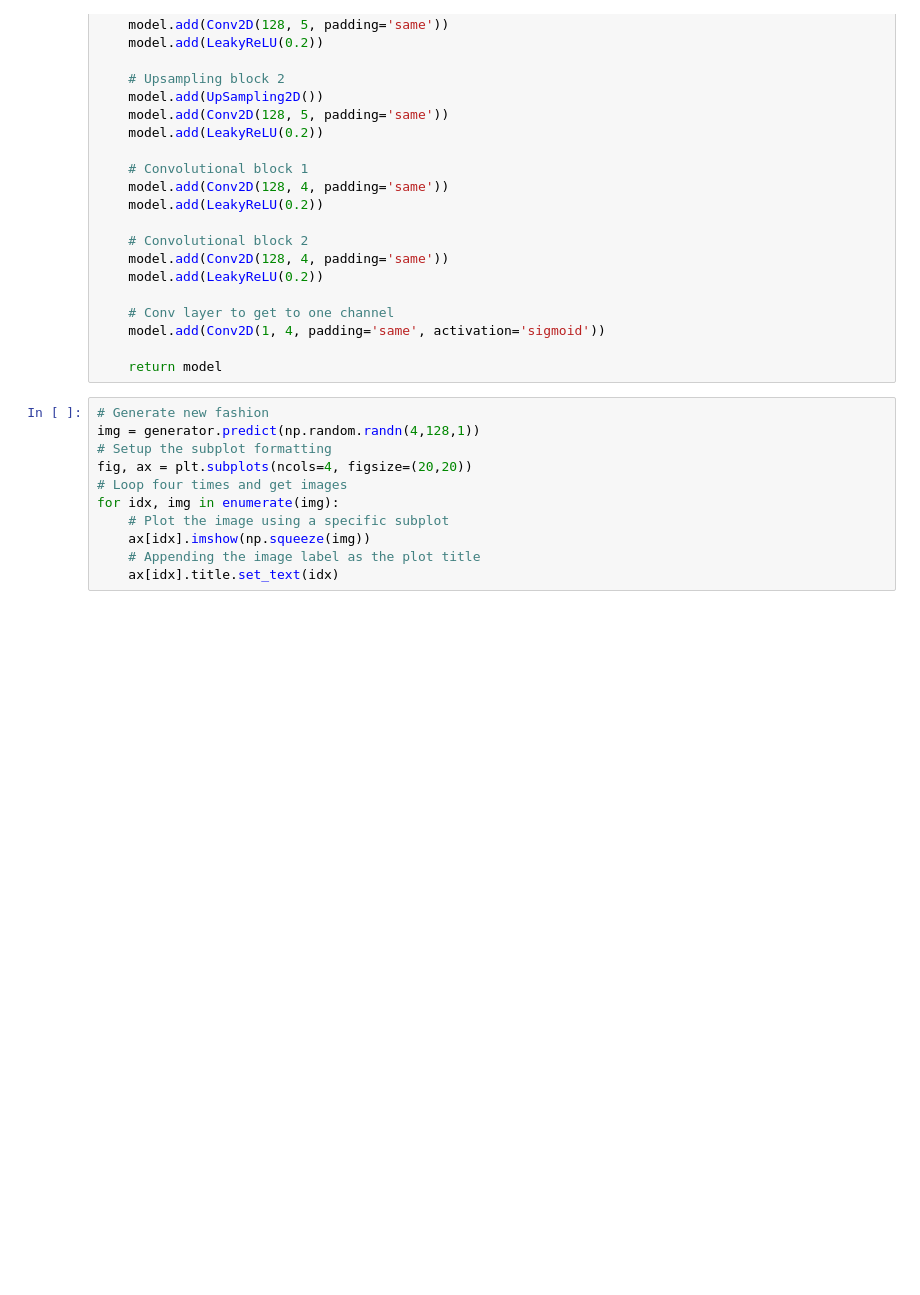
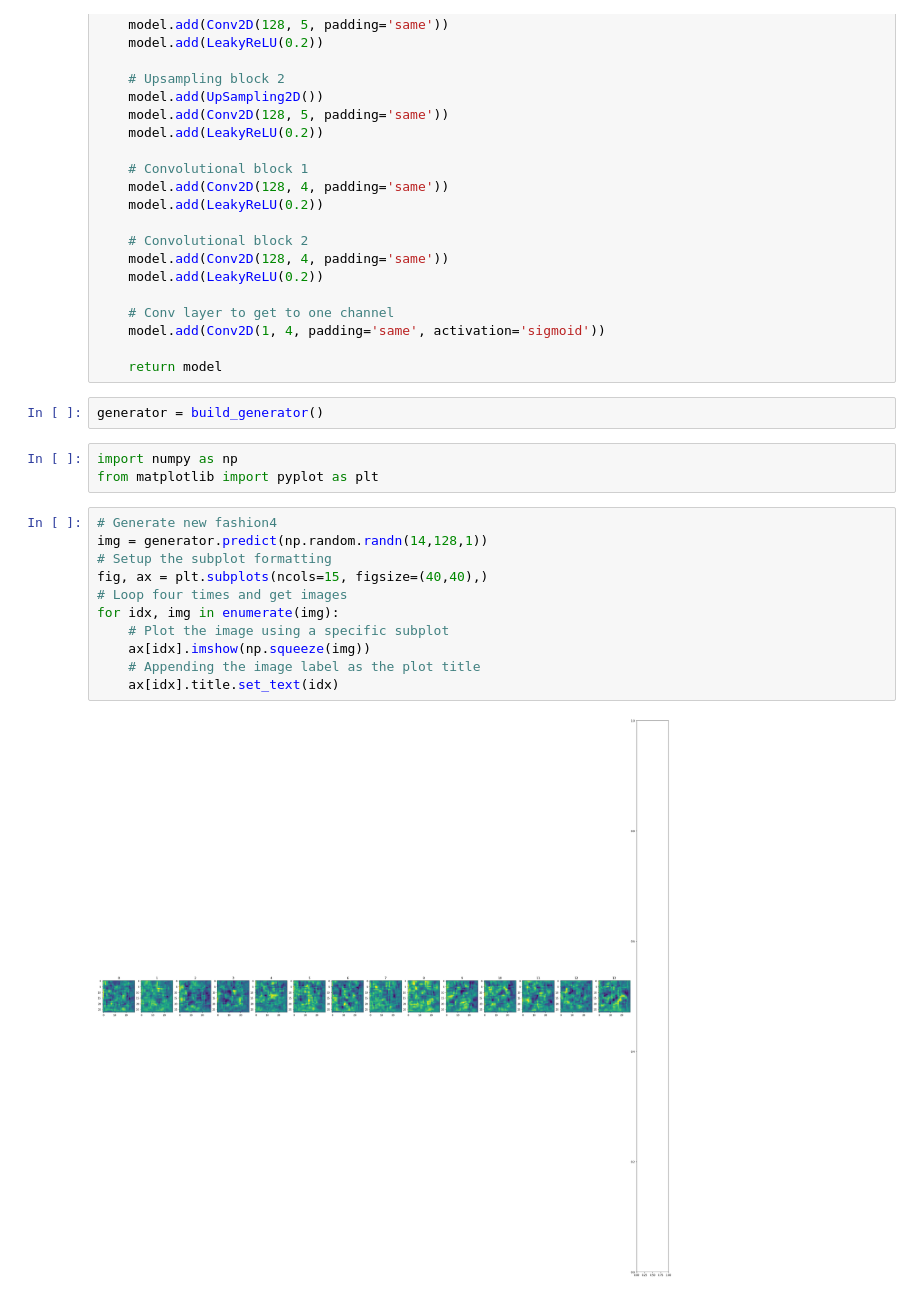
Before and after one commit to AhmadAlabrash/GANs, a Jupyter notebook: test.ipynb, the cells around one changed output. Cells and saved outputs as stored; diff of their text form; blank space fills up the shorter version.

```diff
--- a/test.ipynb
+++ b/test.ipynb
@@ -57,14 +57,21 @@ def build_generator():
     model.add(Conv2D(1, 4, padding='same', activation='sigmoid'))
 
     return model
+# %%
+generator = build_generator()
+# %%
+import numpy as np
+from matplotlib import pyplot as plt
 # %%
-# Generate new fashion
-img = generator.predict(np.random.randn(4,128,1))
+# Generate new fashion4
+img = generator.predict(np.random.randn(14,128,1))
 # Setup the subplot formatting
-fig, ax = plt.subplots(ncols=4, figsize=(20,20))
+fig, ax = plt.subplots(ncols=15, figsize=(40,40),)
 # Loop four times and get images
 for idx, img in enumerate(img):
     # Plot the image using a specific subplot
     ax[idx].imshow(np.squeeze(img))
     # Appending the image label as the plot title
     ax[idx].title.set_text(idx)
+# %% [output]
+[figure, added]
```
Also changed, not shown: parts of 1 cell of this notebook.
